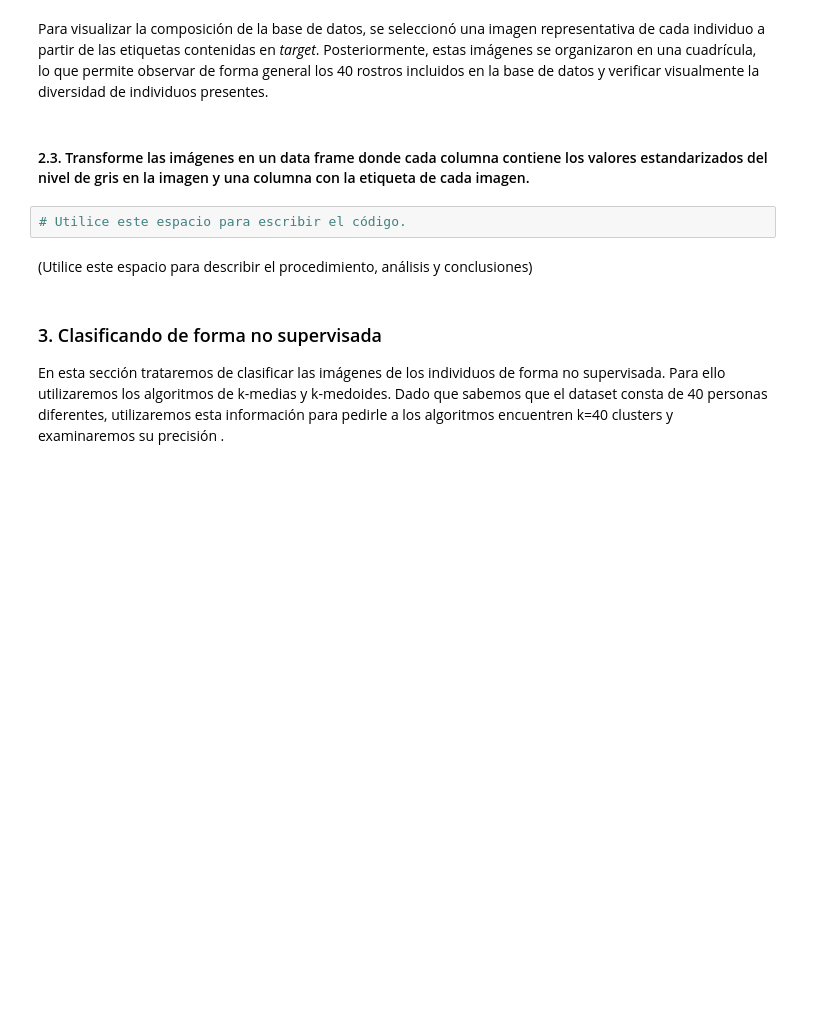
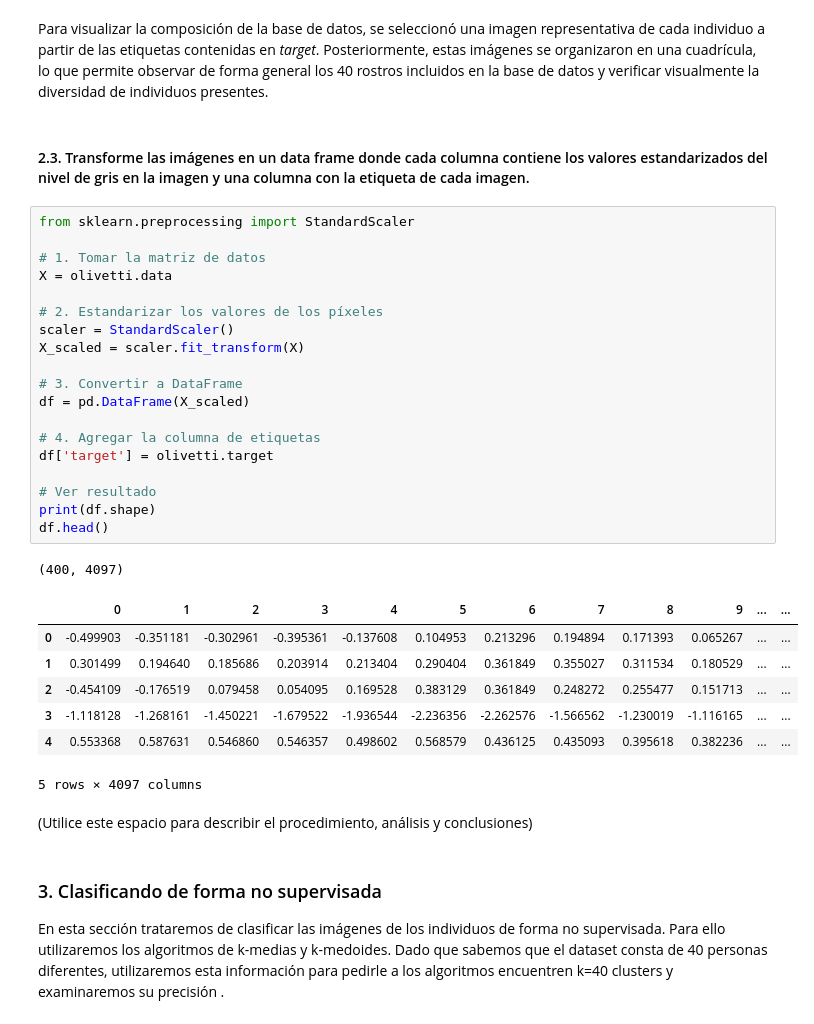
Before and after one commit to camto-24/Taller-2-Aprendizaje-no-supervisado, a Jupyter notebook: S3_Taller_Kmeans_Kmedoids.ipynb, the cells around one changed output. Saved outputs shown, nothing was run; the diff lists cells and outputs as text; blank space fills up the shorter version.

```diff
--- a/S3_Taller_Kmeans_Kmedoids.ipynb
+++ b/S3_Taller_Kmeans_Kmedoids.ipynb
@@ -95,7 +95,33 @@ Para visualizar la composición de la base de datos, se seleccionó una imagen r
 # %% [markdown]
 #### 2.3. Transforme las imágenes en un data frame donde cada columna contiene los valores estandarizados del nivel de gris en la imagen y una columna con la etiqueta de cada imagen.
 # %%
-# Utilice este espacio para escribir el código.
+from sklearn.preprocessing import StandardScaler
+
+# 1. Tomar la matriz de datos
+X = olivetti.data
+
+# 2. Estandarizar los valores de los píxeles
+scaler = StandardScaler()
+X_scaled = scaler.fit_transform(X)
+
+# 3. Convertir a DataFrame
+df = pd.DataFrame(X_scaled)
+
+# 4. Agregar la columna de etiquetas
+df['target'] = olivetti.target
+
+# Ver resultado
+print(df.shape)
+df.head()
+# %% [output]
+(400, 4097)
+|  | 0 | 1 | 2 | 3 | 4 | 5 | 6 | 7 | 8 | 9 | ... | ... |
+| 0 | -0.499903 | -0.351181 | -0.302961 | -0.395361 | -0.137608 | 0.104953 | 0.213296 | 0.194894 | 0.171393 | 0.065267 | ... | ... |
+| 1 | 0.301499 | 0.194640 | 0.185686 | 0.203914 | 0.213404 | 0.290404 | 0.361849 | 0.355027 | 0.311534 | 0.180529 | ... | ... |
+| 2 | -0.454109 | -0.176519 | 0.079458 | 0.054095 | 0.169528 | 0.383129 | 0.361849 | 0.248272 | 0.255477 | 0.151713 | ... | ... |
+| 3 | -1.118128 | -1.268161 | -1.450221 | -1.679522 | -1.936544 | -2.236356 | -2.262576 | -1.566562 | -1.230019 | -1.116165 | ... | ... |
+| 4 | 0.553368 | 0.587631 | 0.546860 | 0.546357 | 0.498602 | 0.568579 | 0.436125 | 0.435093 | 0.395618 | 0.382236 | ... | ... |
+5 rows × 4097 columns
 # %% [markdown]
 (Utilice este espacio para describir el procedimiento, análisis y conclusiones)
 # %% [markdown]
```
